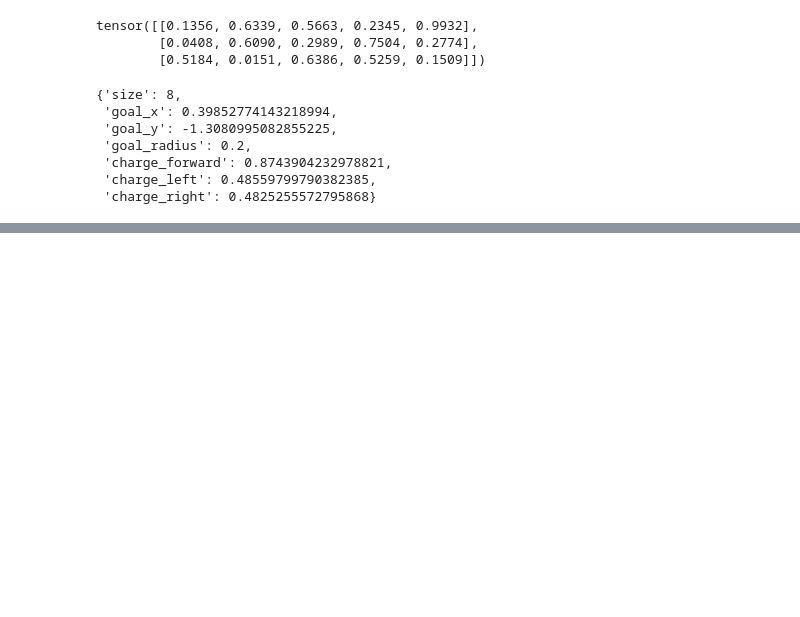
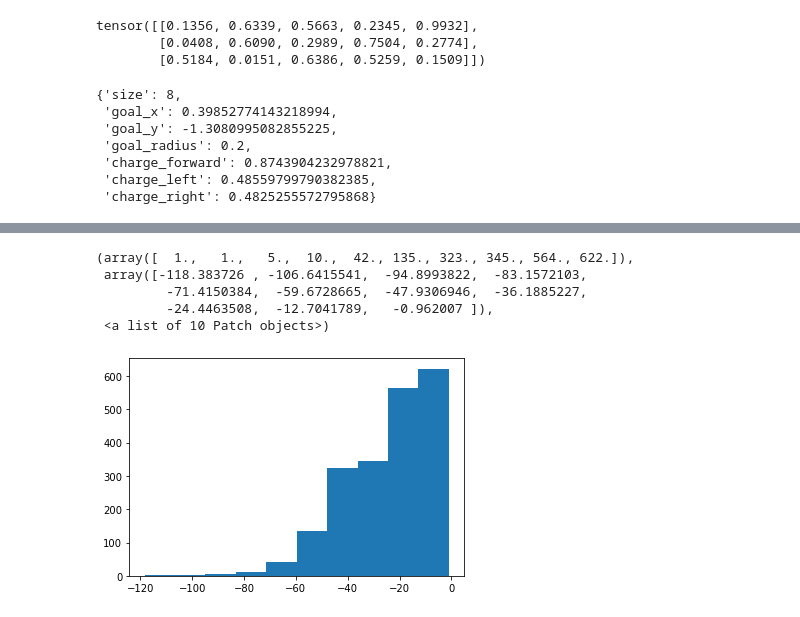
Before and after one commit to riccardopoiani/trio-non-stationary-meta-rl, a Jupyter notebook: notebooks/Shmem.ipynb, the cells around one changed output, grey strips where cells are left out. Saved outputs shown, nothing was run; the diff lists cells and outputs as text; code cells hidden in the pictures; blank space fills up the shorter version.

```diff
--- a/notebooks/Shmem.ipynb
+++ b/notebooks/Shmem.ipynb
@@ -708,0 +819,10 @@ env.state = (0., 0., 0.)
+# %%
+t = np.array(r_list)
+plt.hist(t)
+# %% [output]
+(array([  1.,   1.,   5.,  10.,  42., 135., 323., 345., 564., 622.]),
+ array([-118.383726 , -106.6415541,  -94.8993822,  -83.1572103,
+         -71.4150384,  -59.6728665,  -47.9306946,  -36.1885227,
+         -24.4463508,  -12.7041789,   -0.962007 ]),
+ <a list of 10 Patch objects>)
+[figure, added]
```
Also changed, not shown: parts of 90 cells of this notebook, 46 other files.
